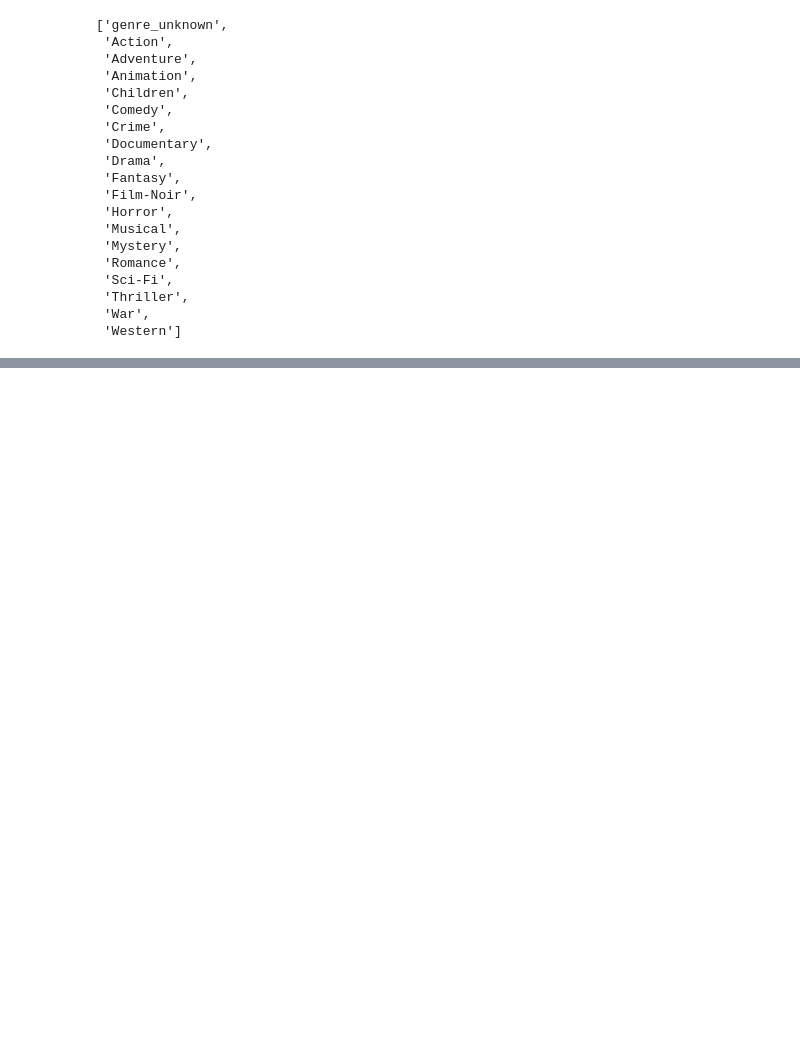
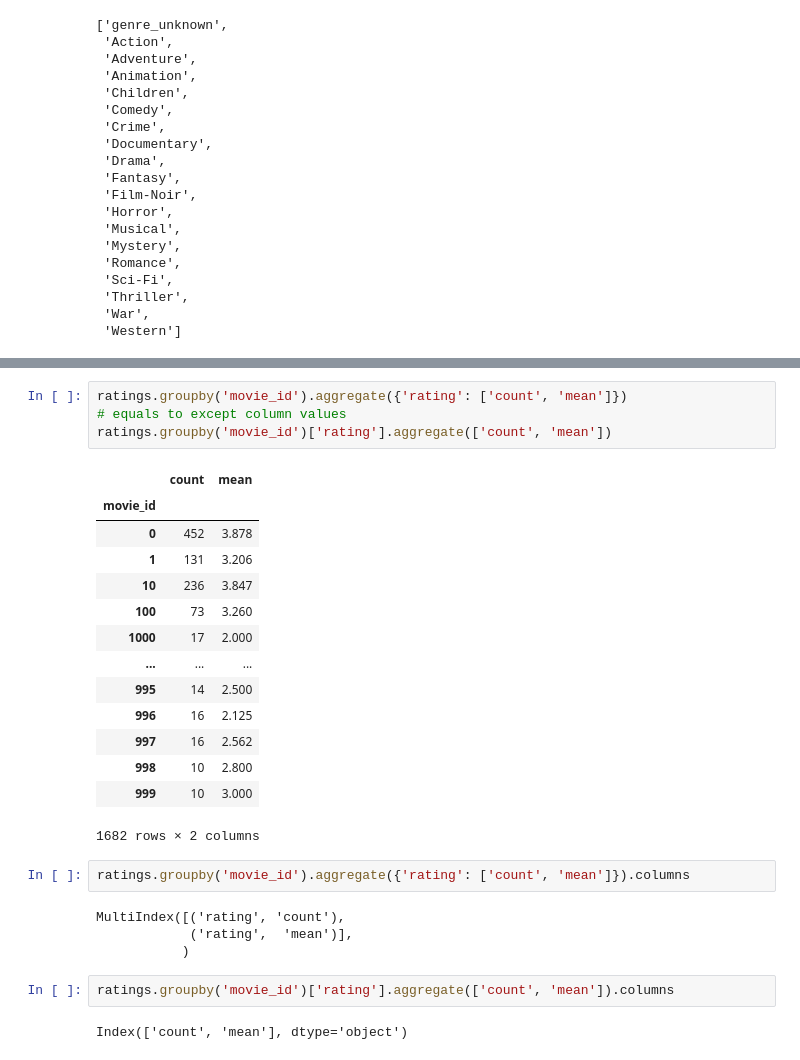
Before and after one commit to fasthill/google-ML-crash-course, a Jupyter notebook: 11 Recommendation Systems with TensorFlow.ipynb, the cells around one changed output, grey strips where cells are left out. Drawn from its saved outputs; the diff is of its cells as text; blank space fills up the shorter version.

```diff
--- a/11 Recommendation Systems with TensorFlow.ipynb
+++ b/11 Recommendation Systems with TensorFlow.ipynb
@@ -364,0 +350,29 @@ mml.shape
+# %%
+ratings.groupby('movie_id').aggregate({'rating': ['count', 'mean']})
+# equals to except column values
+ratings.groupby('movie_id')['rating'].aggregate(['count', 'mean'])
+# %% [output]
+|  | count | mean |
+| movie_id |  |  |
+| 0 | 452 | 3.878 |
+| 1 | 131 | 3.206 |
+| 10 | 236 | 3.847 |
+| 100 | 73 | 3.260 |
+| 1000 | 17 | 2.000 |
+| ... | ... | ... |
+| 995 | 14 | 2.500 |
+| 996 | 16 | 2.125 |
+| 997 | 16 | 2.562 |
+| 998 | 10 | 2.800 |
+| 999 | 10 | 3.000 |
+1682 rows × 2 columns
+# %%
+ratings.groupby('movie_id').aggregate({'rating': ['count', 'mean']}).columns
+# %% [output]
+MultiIndex([('rating', 'count'),
+            ('rating',  'mean')],
+           )
+# %%
+ratings.groupby('movie_id')['rating'].aggregate(['count', 'mean']).columns
+# %% [output]
+Index(['count', 'mean'], dtype='object')
```
Also changed, not shown: parts of 29 cells of this notebook.
